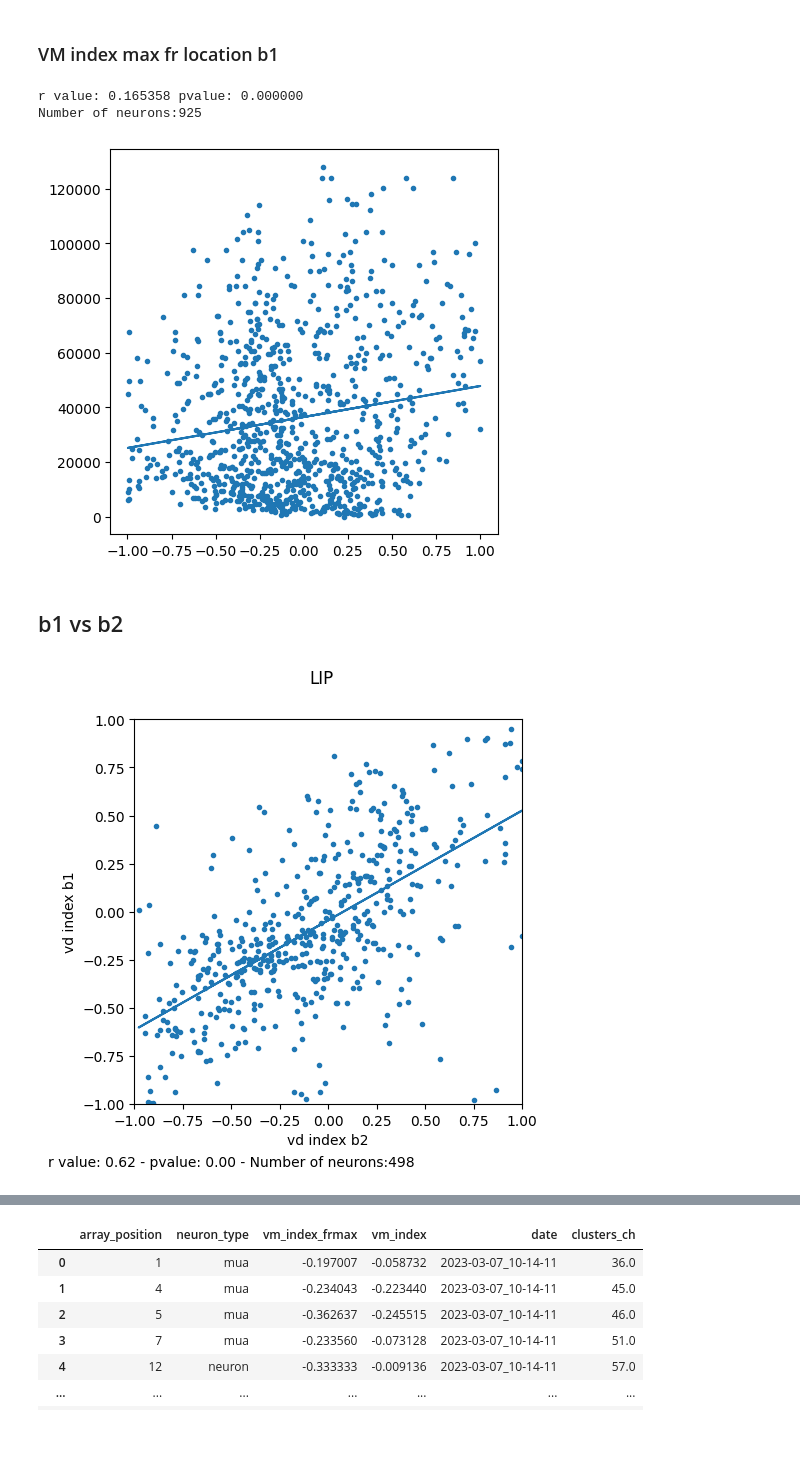
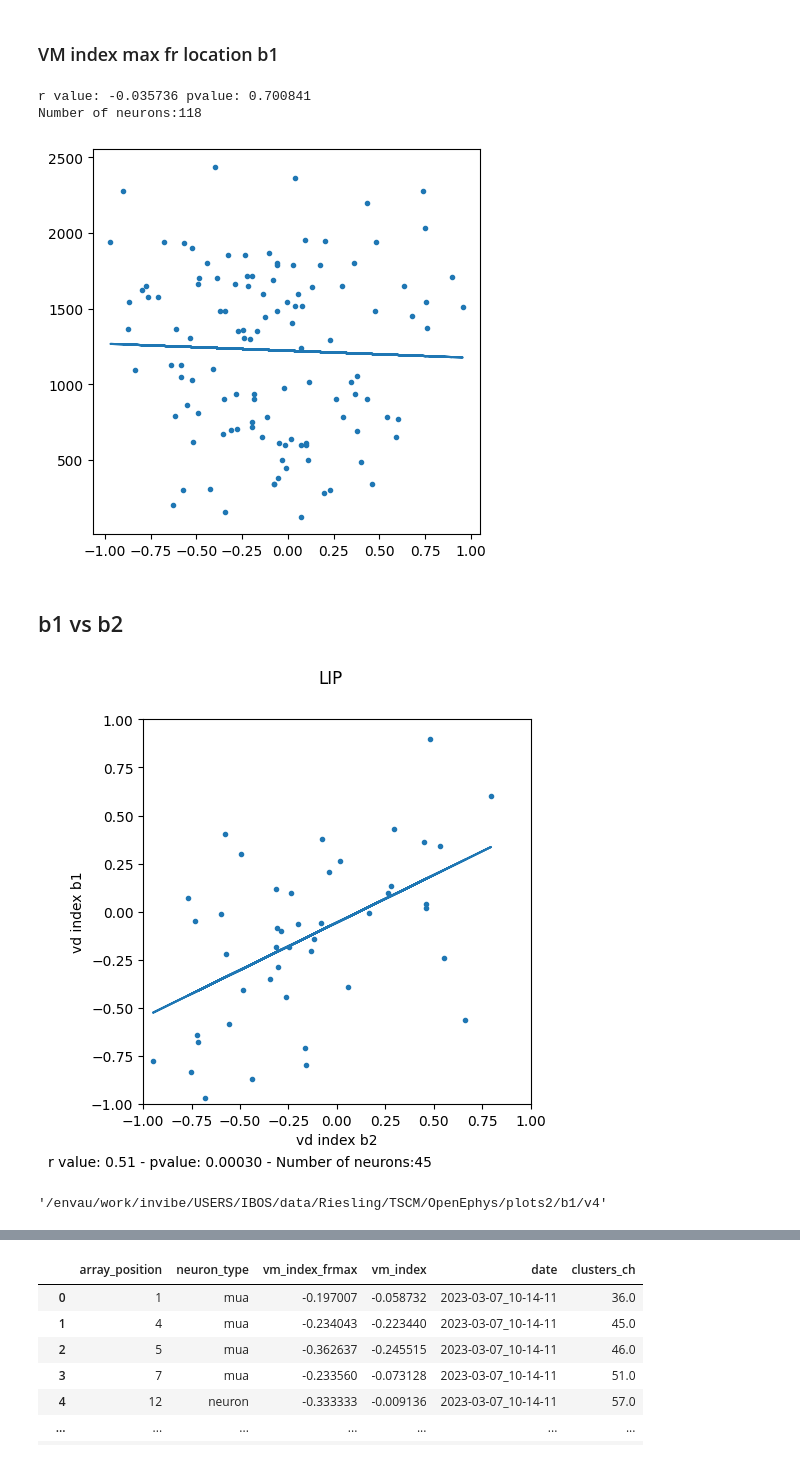
Before and after one commit to Ibos-lab/EphysVibe, a Jupyter notebook: examples/rf_stats.ipynb, the cells around one changed output, grey strips where cells are left out. Drawn from its saved outputs; the diff is of its cells as text; code cells hidden in the pictures.

```diff
--- a/examples/rf_stats.ipynb
+++ b/examples/rf_stats.ipynb
@@ -18,8 +18,8 @@ import os, glob
 # %% [markdown]
 ## Load data
 # %%
-directory_b2="/envau/work/invibe/USERS/IBOS/data/Riesling/TSCM/OpenEphys/plots2/detect_rf/pfc/b2"
-directory_b1="/envau/work/invibe/USERS/IBOS/data/Riesling/TSCM/OpenEphys/plots2/detect_rf/pfc/b1"
+directory_b2="/envau/work/invibe/USERS/IBOS/data/Riesling/TSCM/OpenEphys/plots2/detect_rf/lip/b2"
+directory_b1="/envau/work/invibe/USERS/IBOS/data/Riesling/TSCM/OpenEphys/plots2/detect_rf/lip/b1"
 # %%
 rf_path_b2 = os.path.normpath(str(directory_b2) + "/*.csv")
 rf_path_b2 = glob.glob(rf_path_b2, recursive=True)
@@ -70,4 +66,4 @@ print(len(rf_all_b1))
 # %%
-rf_depth_merge = rf_all_b2.merge(rf_all_b1, left_on=['date','array_position','depth',"clusters_ch"], right_on=['date','array_position','depth',"clusters_ch"])
+rf_depth_merge = rf_all_b2.merge(rf_all_b1, left_on=['date','array_position','depth'], right_on=['date','array_position','depth']) #,"clusters_ch"
 print(len(rf_depth_merge))
 # %% [output]
@@ -120,26 +136,27 @@ print("r value: %f pvalue: %f"%(lin_reg.rvalue,lin_reg.pvalue))
 print("Number of neurons:%d"%len(x))
 plt.show()
 # %% [output]
-r value: 0.165358 pvalue: 0.000000
-Number of neurons:925
+r value: -0.035736 pvalue: 0.700841
+Number of neurons:118
-[figure, old version]
+[figure, new version]
 # %% [markdown]
 ## b1 vs b2
 # %%
-x = rf_depth[["array_position",'neuron_type',"vm_index_frmax",'vm_index','date',"clusters_ch"]].drop_duplicates()
+x = rf_depth[["array_position",'neuron_type',"vm_index_frmax",'vm_index','date','i_neuron']].drop_duplicates()#,"clusters_ch"
+#x = x[x["vm_index"]<0.3]
 lin_reg = stats.linregress(x=x["vm_index_frmax"],y=x["vm_index"])
 line = lin_reg.intercept + lin_reg.slope * x["vm_index_frmax"].values
 fig,ax = plt.subplots(figsize=(5,5))
 ax.scatter(x["vm_index_frmax"],x["vm_index"],marker='.')
 ax.plot(x["vm_index_frmax"].values,line)
 ax.set_xlim(-1,1)
 ax.set_ylim(-1,1)
 ax.set_xlabel('vd index b2')
 ax.set_ylabel('vd index b1')
 fig.suptitle("LIP")
 ax.text(x=-0.5,y=-1.3,s="r value: %.2f - pvalue: %.2f - Number of neurons:%d"%(lin_reg.rvalue,lin_reg.pvalue,len(x)),horizontalalignment="center",verticalalignment="center")
 
 
 plt.show()
 # %% [output]
-[figure, old version]
+[figure, new version]
@@ -145,0 +165,4 @@ plt.show()
+# %%
+'/envau/work/invibe/USERS/IBOS/data/Riesling/TSCM/OpenEphys/plots2/b1/v4'
+# %% [output]
+'/envau/work/invibe/USERS/IBOS/data/Riesling/TSCM/OpenEphys/plots2/b1/v4'
```
Also changed, not shown: parts of 16 cells of this notebook, 3 other files.
